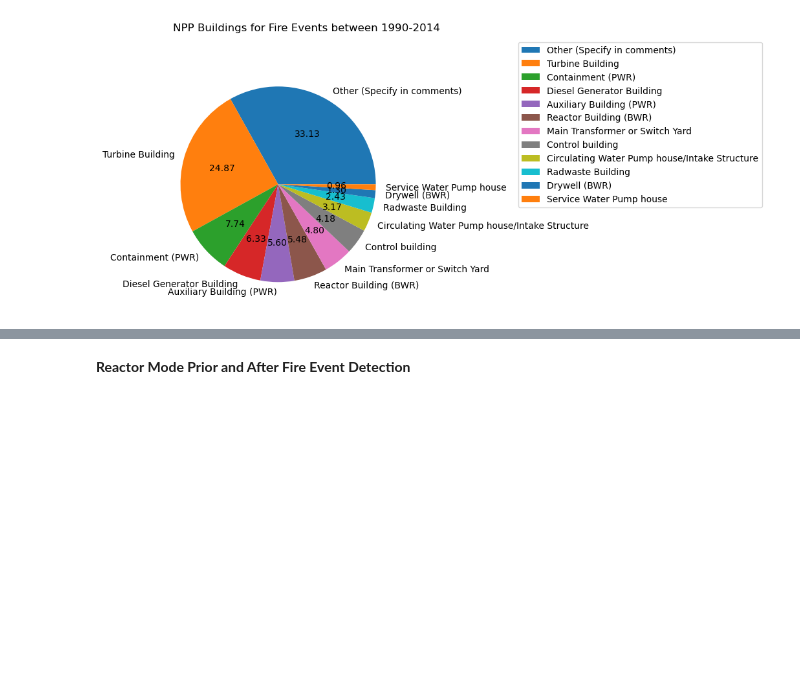
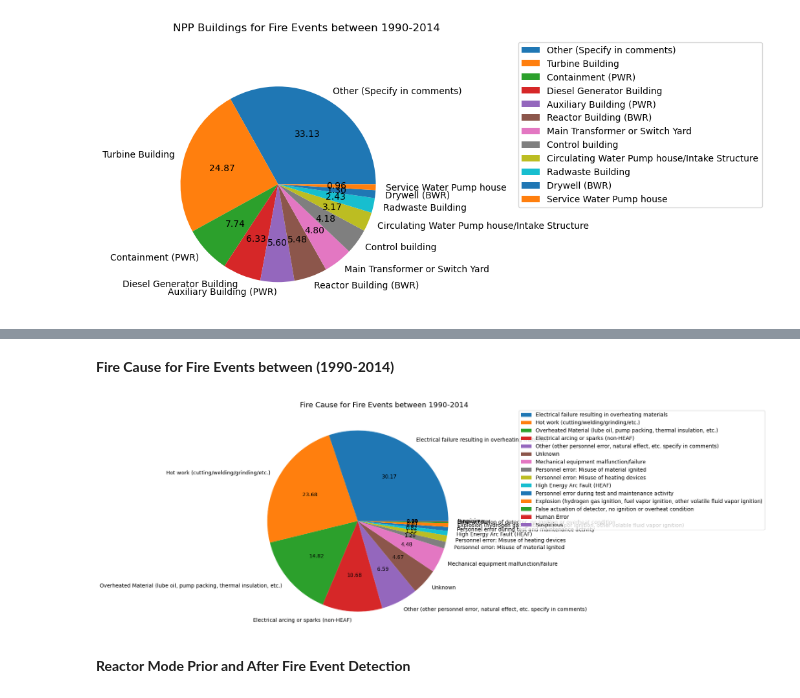
Before and after one commit to vtextremelab/EPRI-FEDB_DA, a Jupyter notebook: EPRI_10-14_Results and Plots.ipynb, the cells around one changed output, grey strips where cells are left out. Cells and saved outputs as stored; diff of their text form; code cells hidden in the pictures; blank space fills up the shorter version.

```diff
--- a/EPRI_10-14_Results and Plots.ipynb
+++ b/EPRI_10-14_Results and Plots.ipynb
@@ -291,3 +304,16 @@ fig_bd.savefig(sys_up_dplo + "Building.png", bbox_inches='tight')
+# %% [markdown]
+**Fire Cause for Fire Events between (1990-2014)**
+# %%
+fig_ct = plt.figure(figsize=(8,8), dpi=100)
+ax_ct = plt.subplot(111)
+EPRI_up['Fire Cause'].value_counts().plot(kind = 'pie', autopct='%.2f', legend = True, fontsize=10, label='')
+#plt.legend(loc='upper left')
+fig_ct.suptitle('Fire Cause for Fire Events between 1990-2014', fontsize=14, x = 0.6, y =0.90)
+ax_ct.legend(bbox_to_anchor=(1.2, 1.0))
+plt.show()
+fig_ct.savefig(sys_up_dplo + "Fire Cause.png", bbox_inches='tight')
+# %% [output]
+[figure, added]
 # %% [markdown]
 **Reactor Mode Prior and After Fire Event Detection**
 # %%
```
Also changed, not shown: parts of 33 cells of this notebook, 21 other files.
